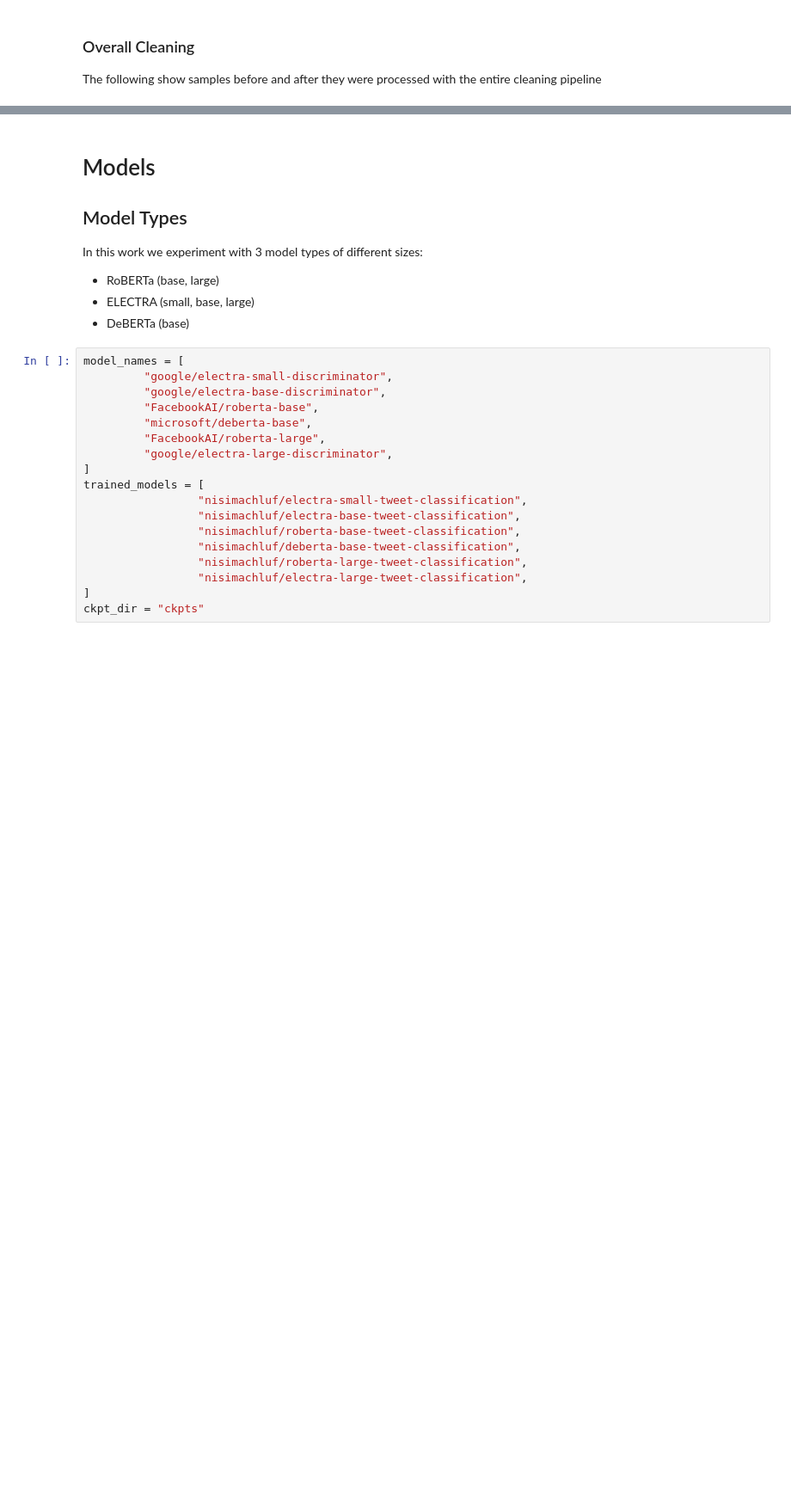
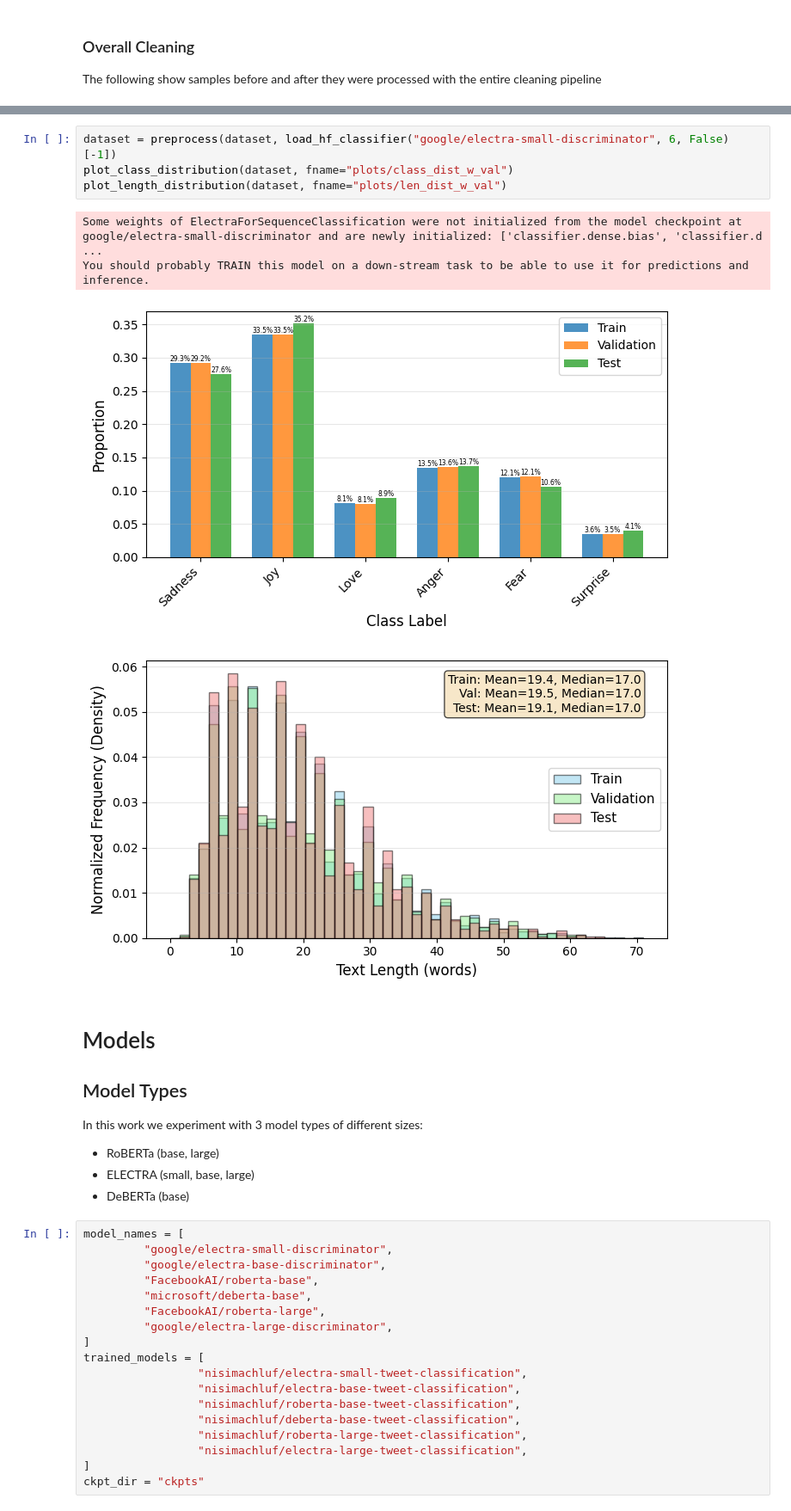
Before and after one commit to Nisimachluf/NLP-using-DL-Transformers, a Jupyter notebook: ProjectB.ipynb, the cells around one changed output, grey strips where cells are left out. Shown at 86% size. Cells and saved outputs as stored; diff of their text form; blank space fills up the shorter version.

Commit message:
Model training completed

```diff
--- a/ProjectB.ipynb
+++ b/ProjectB.ipynb
@@ -163,3 +170,12 @@ show_diff(dataset_cleaned, n_cases=5, fname="total.txt")
+# %%
+dataset = preprocess(dataset, load_hf_classifier("google/electra-small-discriminator", 6, False)[-1])
+plot_class_distribution(dataset, fname="plots/class_dist_w_val")
+plot_length_distribution(dataset, fname="plots/len_dist_w_val")
+# %% [output]
+Some weights of ElectraForSequenceClassification were not initialized from the model checkpoint at google/electra-small-discriminator and are newly initialized: ['classifier.dense.bias', 'classifier.d ...
+You should probably TRAIN this model on a down-stream task to be able to use it for predictions and inference.
+[figure, added]
+[figure, added]
 # %% [markdown]
 # Models
 ## Model Types
```
Also changed, not shown: parts of 19 cells of this notebook, 15 other files.
